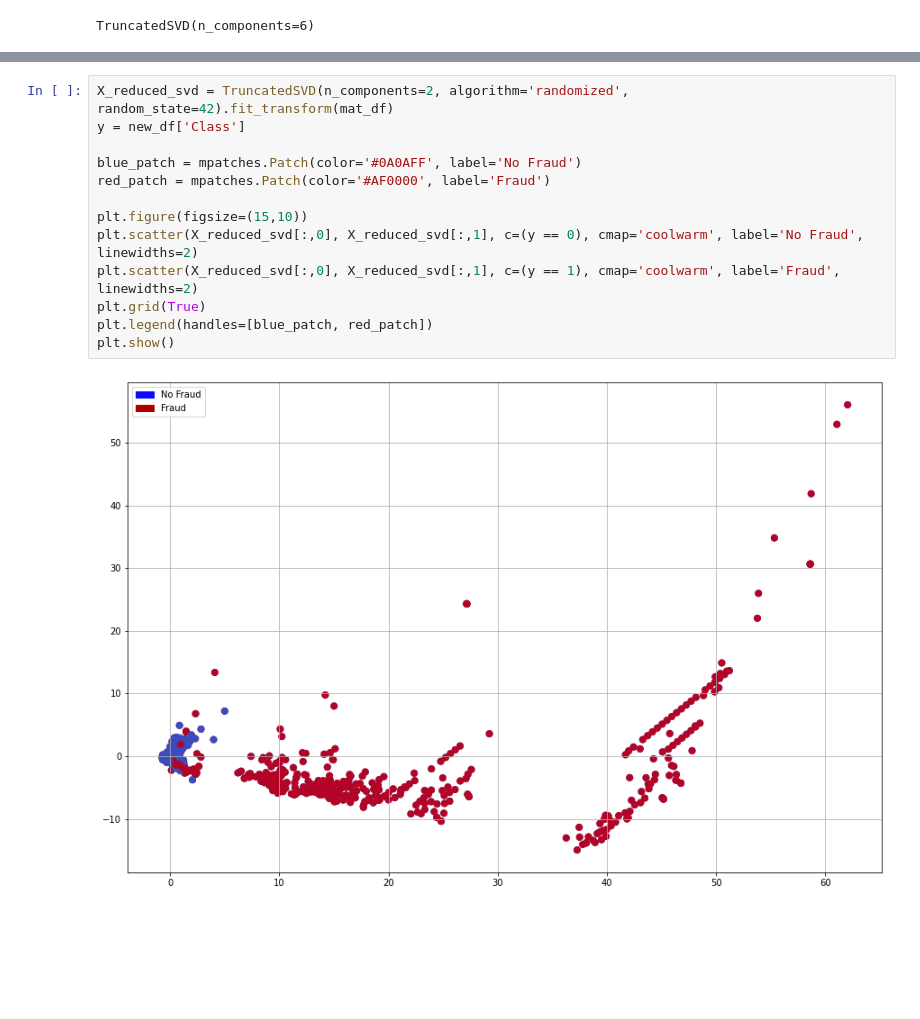
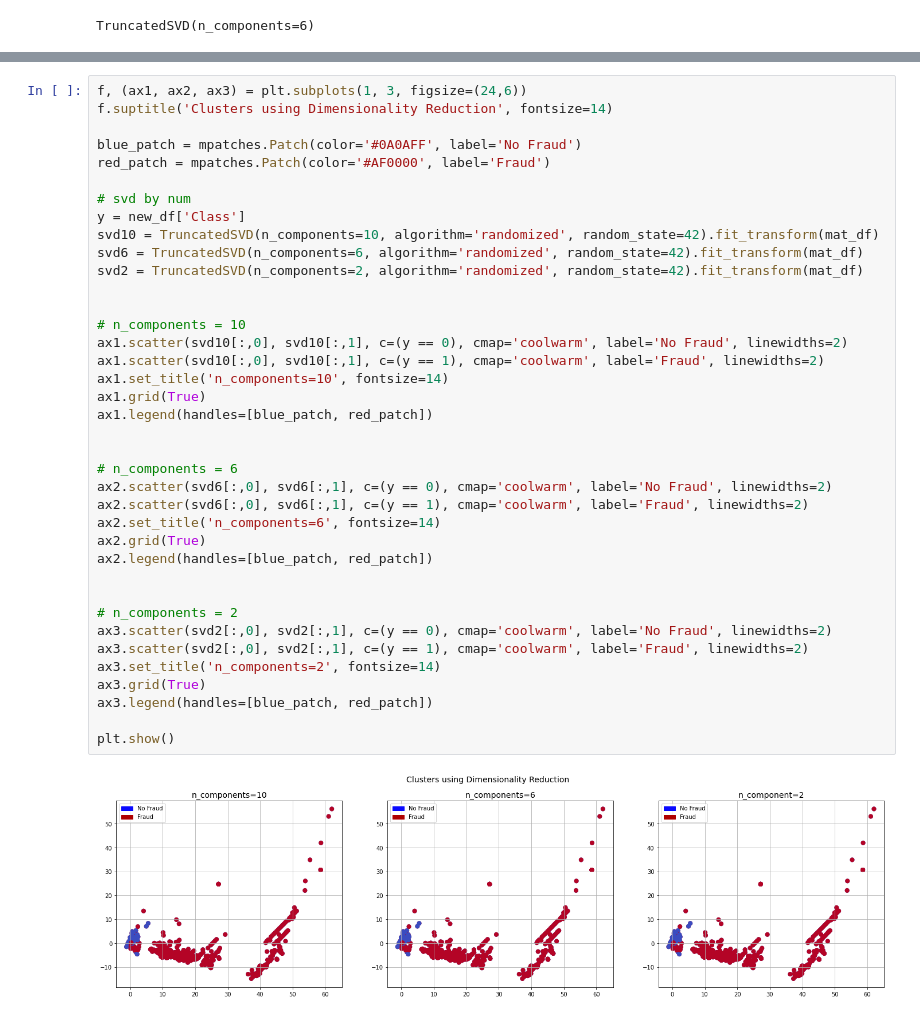
Before and after one commit to bluvory/Fraud_Detection, a Jupyter notebook: SVD.ipynb, the cells around one changed output, grey strips where cells are left out. Cells and saved outputs as stored; diff of their text form; blank space fills up the shorter version.

```diff
--- a/SVD.ipynb
+++ b/SVD.ipynb
@@ -102,15 +87,40 @@ plt.show()
-# %%
-X_reduced_svd = TruncatedSVD(n_components=2, algorithm='randomized', random_state=42).fit_transform(mat_df)
-y = new_df['Class']
-
-blue_patch = mpatches.Patch(color='#0A0AFF', label='No Fraud')
-red_patch = mpatches.Patch(color='#AF0000', label='Fraud')
-
-plt.figure(figsize=(15,10))
-plt.scatter(X_reduced_svd[:,0], X_reduced_svd[:,1], c=(y == 0), cmap='coolwarm', label='No Fraud', linewidths=2)
-plt.scatter(X_reduced_svd[:,0], X_reduced_svd[:,1], c=(y == 1), cmap='coolwarm', label='Fraud', linewidths=2)
-plt.grid(True)
-plt.legend(handles=[blue_patch, red_patch])
-plt.show()
-# %% [output]
-[figure, removed]
+# %%
+f, (ax1, ax2, ax3) = plt.subplots(1, 3, figsize=(24,6))
+f.suptitle('Clusters using Dimensionality Reduction', fontsize=14)
+
+blue_patch = mpatches.Patch(color='#0A0AFF', label='No Fraud')
+red_patch = mpatches.Patch(color='#AF0000', label='Fraud')
+
+# svd by num
+y = new_df['Class']
+svd10 = TruncatedSVD(n_components=10, algorithm='randomized', random_state=42).fit_transform(mat_df)
+svd6 = TruncatedSVD(n_components=6, algorithm='randomized', random_state=42).fit_transform(mat_df)
+svd2 = TruncatedSVD(n_components=2, algorithm='randomized', random_state=42).fit_transform(mat_df)
+
+
+# n_components = 10
+ax1.scatter(svd10[:,0], svd10[:,1], c=(y == 0), cmap='coolwarm', label='No Fraud', linewidths=2)
+ax1.scatter(svd10[:,0], svd10[:,1], c=(y == 1), cmap='coolwarm', label='Fraud', linewidths=2)
+ax1.set_title('n_components=10', fontsize=14)
+ax1.grid(True)
+ax1.legend(handles=[blue_patch, red_patch])
+
+
+# n_components = 6
+ax2.scatter(svd6[:,0], svd6[:,1], c=(y == 0), cmap='coolwarm', label='No Fraud', linewidths=2)
+ax2.scatter(svd6[:,0], svd6[:,1], c=(y == 1), cmap='coolwarm', label='Fraud', linewidths=2)
+ax2.set_title('n_components=6', fontsize=14)
+ax2.grid(True)
+ax2.legend(handles=[blue_patch, red_patch])
+
+
+# n_components = 2
+ax3.scatter(svd2[:,0], svd2[:,1], c=(y == 0), cmap='coolwarm', label='No Fraud', linewidths=2)
+ax3.scatter(svd2[:,0], svd2[:,1], c=(y == 1), cmap='coolwarm', label='Fraud', linewidths=2)
+ax3.set_title('n_components=2', fontsize=14)
+ax3.grid(True)
+ax3.legend(handles=[blue_patch, red_patch])
+
+plt.show()
+# %% [output]
+[figure, added]
```
Also changed, not shown: parts of 5 cells of this notebook, 1 other file.
